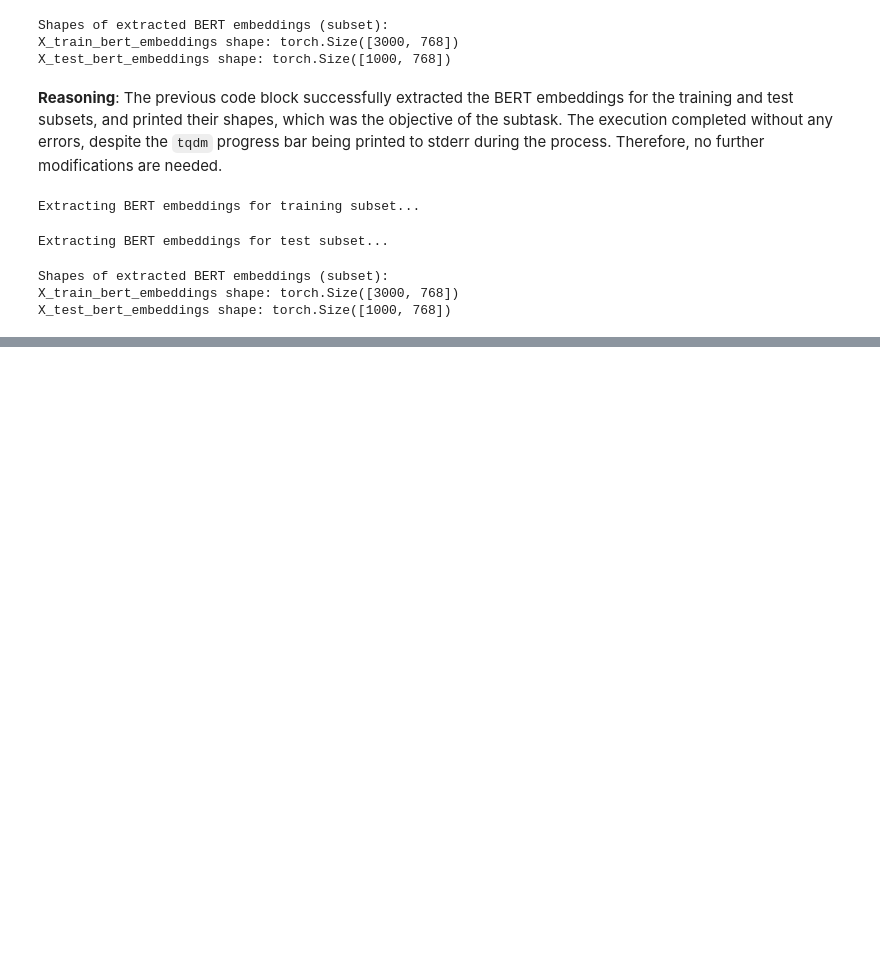
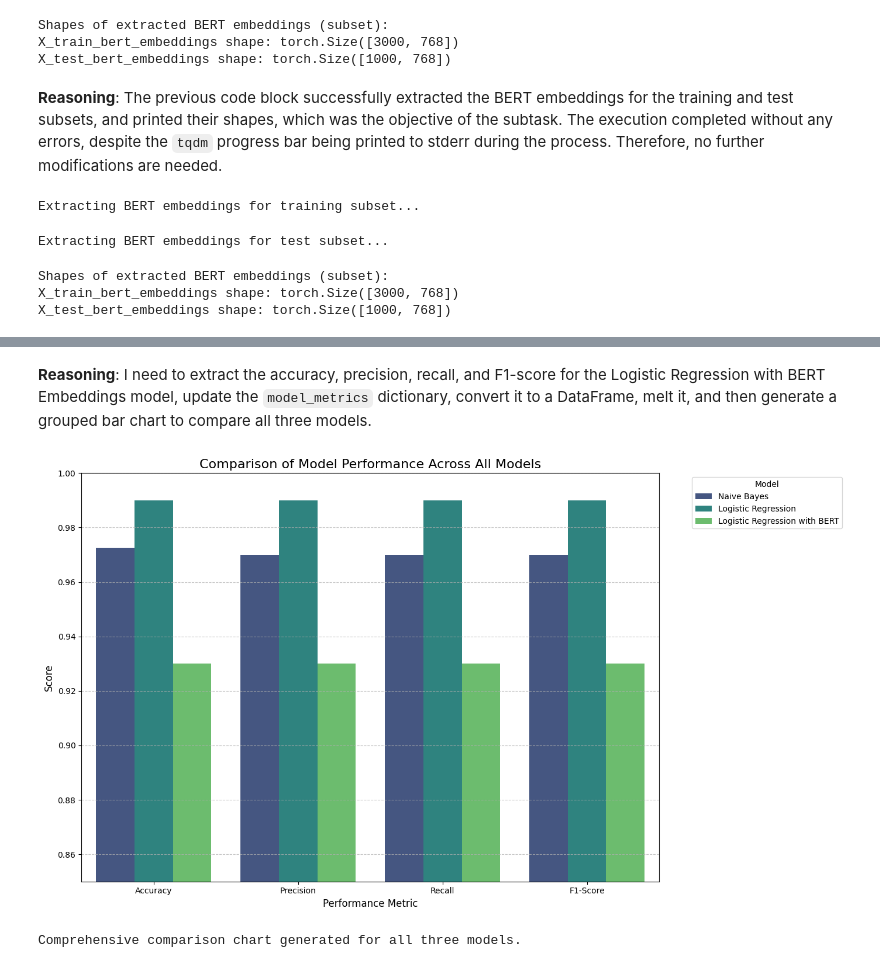
Before and after one commit to Inn0cent-Zer0/AI_detection_phishing_mails, a Jupyter notebook: AI_phishing_detection.ipynb, the cells around one changed output, grey strips where cells are left out. Drawn from its saved outputs; the diff is of its cells as text; code cells hidden in the pictures; blank space fills up the shorter version.

```diff
--- a/AI_phishing_detection.ipynb
+++ b/AI_phishing_detection.ipynb
@@ -1208,0 +1315,45 @@ X_test_bert_embeddings shape: torch.Size([1000, 768])
+# %% [markdown]
+**Reasoning**:
+I need to extract the accuracy, precision, recall, and F1-score for the Logistic Regression with BERT Embeddings model, update the `model_metrics` dictionary, convert it to a DataFrame, melt it, and then generate a grouped bar chart to compare all three models.
+# %%
+import pandas as pd
+import matplotlib.pyplot as plt
+import seaborn as sns
+
+# --- 1. Extract metrics for Logistic Regression with BERT Embeddings ---
+bert_lr_accuracy_score = bert_lr_accuracy
+bert_lr_metrics = parse_classification_report(bert_lr_report)
+
+# --- 2. Update the model_metrics dictionary ---
+model_metrics['Logistic Regression with BERT'] = {
+    'Accuracy': bert_lr_accuracy_score,
+    'Precision': bert_lr_metrics.get('precision'),
+    'Recall': bert_lr_metrics.get('recall'),
+    'F1-Score': bert_lr_metrics.get('f1-score')
+}
+
+# --- 3. Create a pandas DataFrame from the updated model_metrics dictionary ---
+metrics_df_final = pd.DataFrame.from_dict(model_metrics, orient='index')
+metrics_df_final.index.name = 'Model'
+
+# --- 4. Melt the DataFrame to a long format suitable for plotting ---
+metrics_df_melted_final = metrics_df_final.reset_index().melt(id_vars='Model', var_name='Metric', value_name='Score')
+
+# --- 5. Generate a grouped bar chart ---
+plt.figure(figsize=(14, 8))
+sns.barplot(x='Metric', y='Score', hue='Model', data=metrics_df_melted_final, palette='viridis')
+
+# --- 6. Add appropriate titles, labels, and legends ---
+plt.title('Comparison of Model Performance Across All Models', fontsize=16)
+plt.ylabel('Score', fontsize=12)
+plt.ylim(0.85, 1.0) # Set y-axis limit to highlight differences
+plt.xlabel('Performance Metric', fontsize=12)
+plt.legend(title='Model', bbox_to_anchor=(1.05, 1), loc='upper left')
+plt.grid(axis='y', linestyle='--', alpha=0.7)
+plt.tight_layout()
+plt.show()
+
+print("Comprehensive comparison chart generated for all three models.")
+# %% [output]
+[figure, added]
+Comprehensive comparison chart generated for all three models.
```
Also changed, not shown: parts of 12 cells of this notebook.
